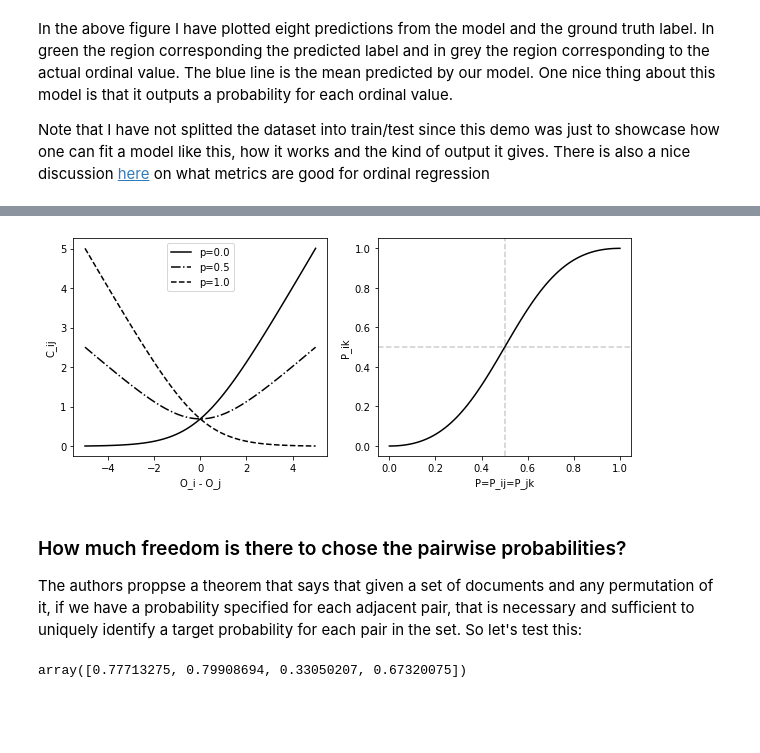
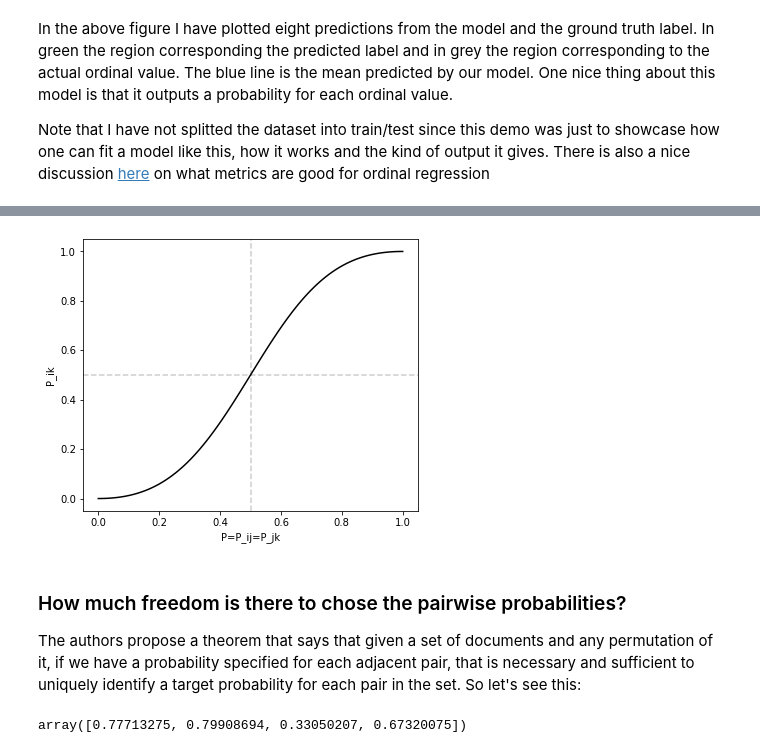
Before and after one commit to eduardbermejo/blog, a Jupyter notebook: _notebooks/2021-02-02-Ranking.ipynb, the cells around one changed output, grey strips where cells are left out. Drawn from its saved outputs; the diff is of its cells as text; code cells hidden in the pictures; blank space fills up the shorter version.

```diff
--- a/_notebooks/2021-02-02-Ranking.ipynb
+++ b/_notebooks/2021-02-02-Ranking.ipynb
@@ -229,25 +236,19 @@ p0_results = cost_function(0, prob_ij(distances))
 p05_results = cost_function(0.5, prob_ij(distances))
 p1_results = cost_function(1, prob_ij(distances))
 # %%
-fig, axes = plt.subplots(1, 2, figsize=(10, 4))
-sns.lineplot(x=distances, y=p0_results, ax=axes[0], color='k')
-sns.lineplot(x=distances, y=p05_results, ax=axes[0], color='k', linestyle='-.')
-sns.lineplot(x=distances, y=p1_results, ax=axes[0], color='k', linestyle='--')
-axes[0].legend(labels=['p=0.0','p=0.5', 'p=1.0'])
-axes[0].set_xlabel('O_i - O_j')
-axes[0].set_ylabel('C_ij')
+fig, ax = plt.subplots(1, 1, figsize=(6, 5))
 
 x = np.linspace(0, 1, 100)
-sns.lineplot(x=x, y=prob_ik(x, x), ax=axes[1], color='k')
-axes[1].set_xlabel('P=P_ij=P_jk')
-axes[1].set_ylabel('P_ik')
-axes[1].axvline(0.5, linestyle='--', color='k', alpha=0.2)
-axes[1].axhline(0.5, linestyle='--', color='k', alpha=0.2);
+sns.lineplot(x=x, y=prob_ik(x, x), ax=ax, color='k')
+ax.set_xlabel('P=P_ij=P_jk')
+ax.set_ylabel('P_ik')
+ax.axvline(0.5, linestyle='--', color='k', alpha=0.2)
+ax.axhline(0.5, linestyle='--', color='k', alpha=0.2);
 # %% [output]
-[figure, old version]
+[figure, new version]
 # %% [markdown]
 ### How much freedom is there to chose the pairwise probabilities?
 
-The authors proppse a theorem that says that given a set of documents and any permutation of it, if we have a probability specified for each adjacent pair, that is necessary and sufficient to uniquely identify a target probability for each pair in the set.
-So let's test this:
+The authors propose a theorem that says that given a set of documents and any permutation of it, if we have a probability specified for each adjacent pair, that is necessary and sufficient to uniquely identify a target probability for each pair in the set.
+So let's see this:
 # %%
```
Also changed, not shown: parts of 8 cells of this notebook, 1 other file.
